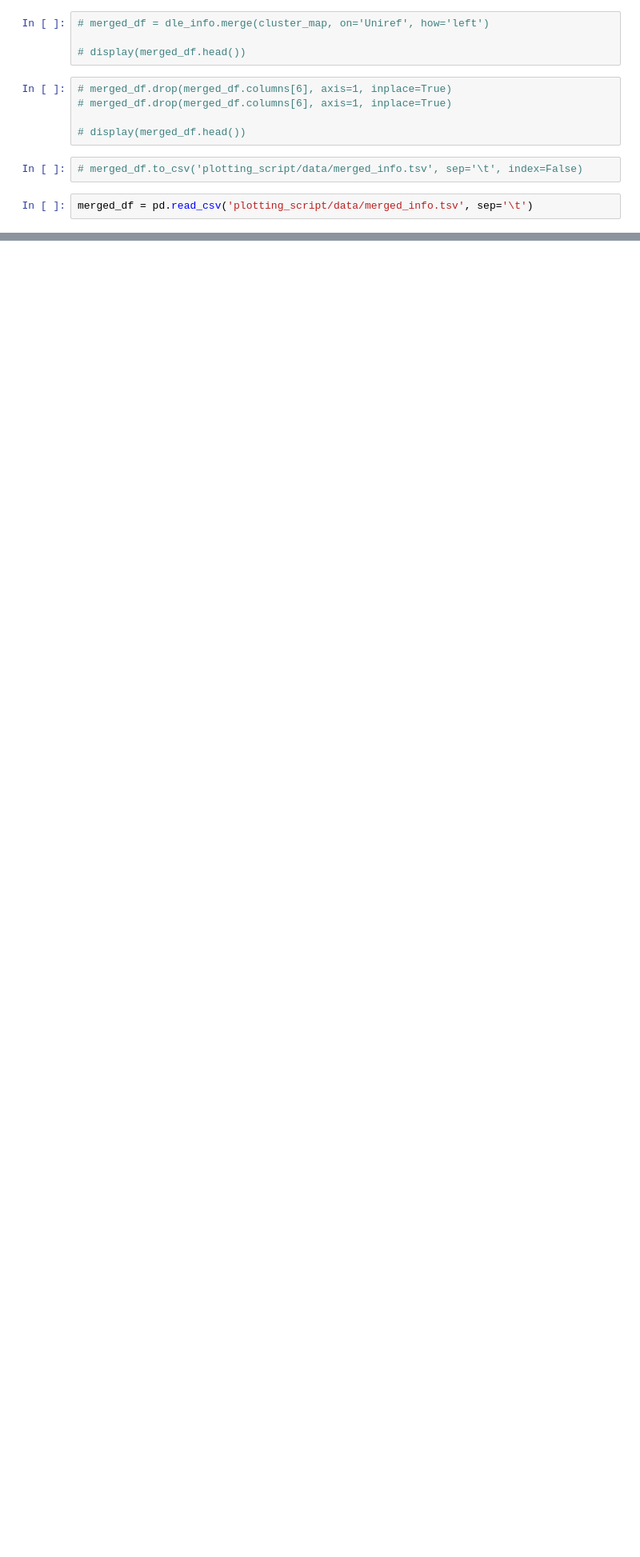
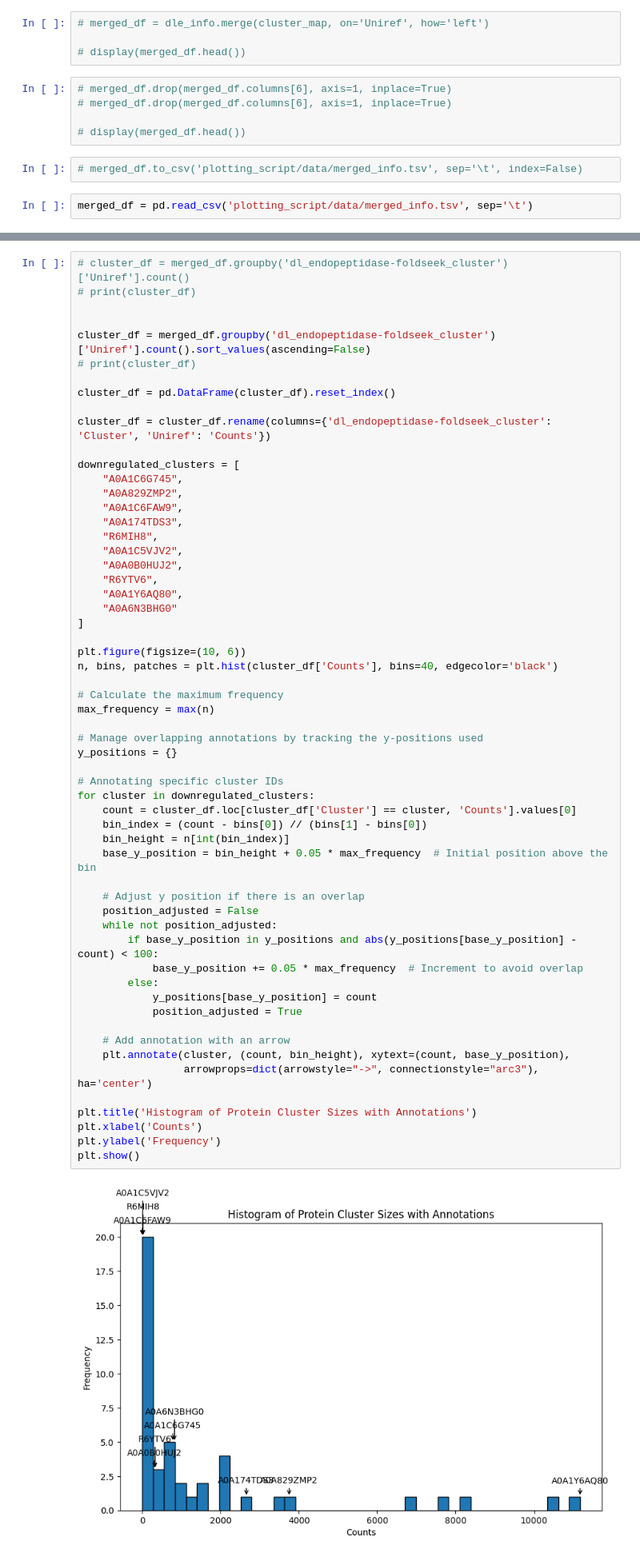
Before and after one commit to oliverdesa/Clustering_Metagenomics, a Jupyter notebook: src/clustering/network_plot.ipynb, the cells around one changed output, grey strips where cells are left out. Shown: that part at 80% size. Cells and saved outputs as stored; diff of their text form; blank space fills up the shorter version.

Commit message:
figure geenration of cluster sizes

```diff
--- a/src/clustering/network_plot.ipynb
+++ b/src/clustering/network_plot.ipynb
@@ -196,0 +138,60 @@ print(newick_str)
+# %%
+# cluster_df = merged_df.groupby('dl_endopeptidase-foldseek_cluster')['Uniref'].count()
+# print(cluster_df)
+
+
+cluster_df = merged_df.groupby('dl_endopeptidase-foldseek_cluster')['Uniref'].count().sort_values(ascending=False)
+# print(cluster_df)
+
+cluster_df = pd.DataFrame(cluster_df).reset_index()
+
+cluster_df = cluster_df.rename(columns={'dl_endopeptidase-foldseek_cluster': 'Cluster', 'Uniref': 'Counts'})
+
+downregulated_clusters = [
+    "A0A1C6G745",
+    "A0A829ZMP2",
+    "A0A1C6FAW9",
+    "A0A174TDS3",
+    "R6MIH8",
+    "A0A1C5VJV2",
+    "A0A0B0HUJ2",
+    "R6YTV6",
+    "A0A1Y6AQ80",
+    "A0A6N3BHG0"
+]
+
+plt.figure(figsize=(10, 6))
+n, bins, patches = plt.hist(cluster_df['Counts'], bins=40, edgecolor='black')
+
+# Calculate the maximum frequency
+max_frequency = max(n)
+
+# Manage overlapping annotations by tracking the y-positions used
+y_positions = {}
+
+# Annotating specific cluster IDs
+for cluster in downregulated_clusters:
+    count = cluster_df.loc[cluster_df['Cluster'] == cluster, 'Counts'].values[0]
+    bin_index = (count - bins[0]) // (bins[1] - bins[0])
+    bin_height = n[int(bin_index)]
+    base_y_position = bin_height + 0.05 * max_frequency  # Initial position above the bin
+
+    # Adjust y position if there is an overlap
+    position_adjusted = False
+    while not position_adjusted:
+        if base_y_position in y_positions and abs(y_positions[base_y_position] - count) < 100:
+            base_y_position += 0.05 * max_frequency  # Increment to avoid overlap
+        else:
+            y_positions[base_y_position] = count
+            position_adjusted = True
+
+    # Add annotation with an arrow
+    plt.annotate(cluster, (count, bin_height), xytext=(count, base_y_position),
+                 arrowprops=dict(arrowstyle="->", connectionstyle="arc3"), ha='center')
+
+plt.title('Histogram of Protein Cluster Sizes with Annotations')
+plt.xlabel('Counts')
+plt.ylabel('Frequency')
+plt.show()
+# %% [output]
+[figure, added]
```
Also changed, not shown: parts of 8 cells of this notebook, 2 other files.
